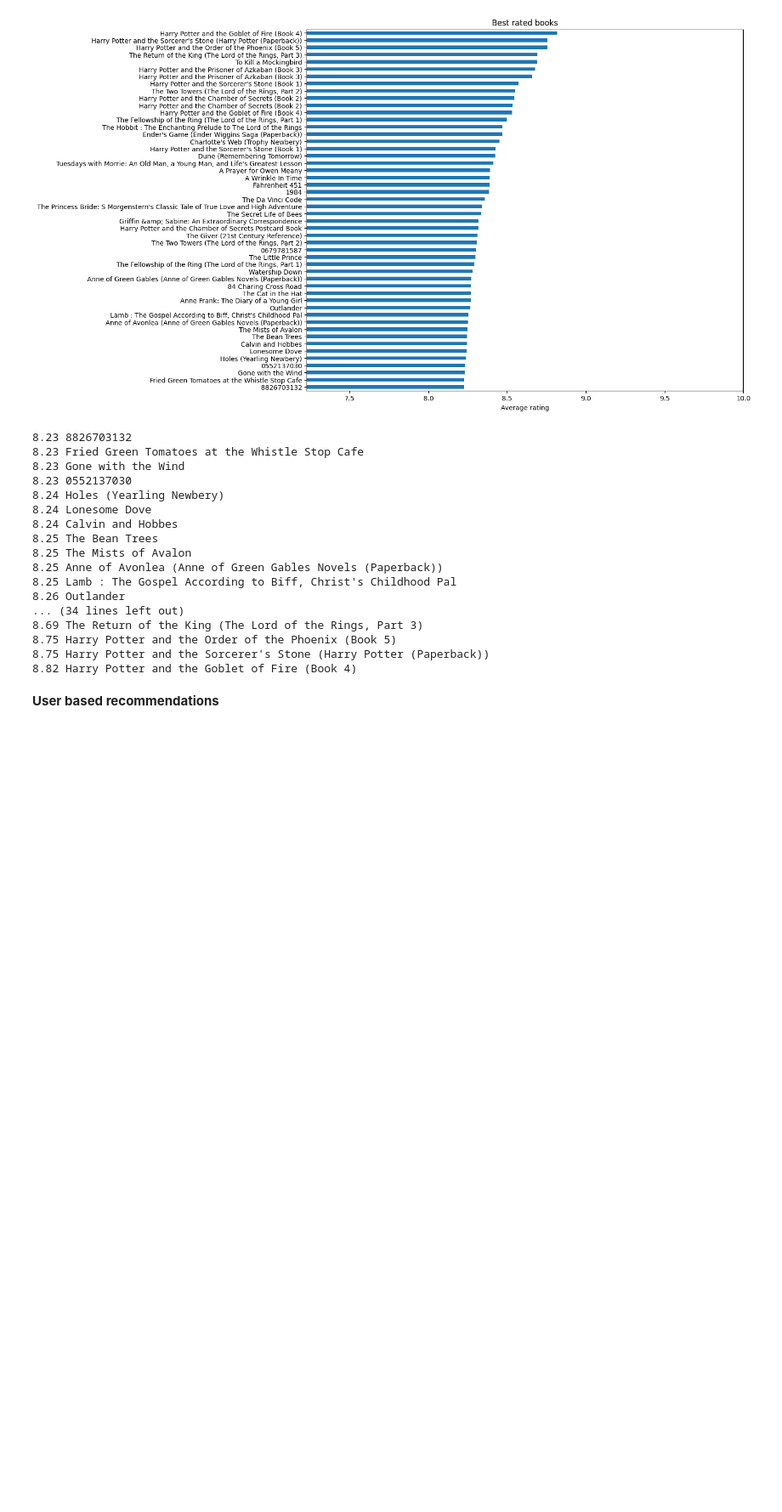
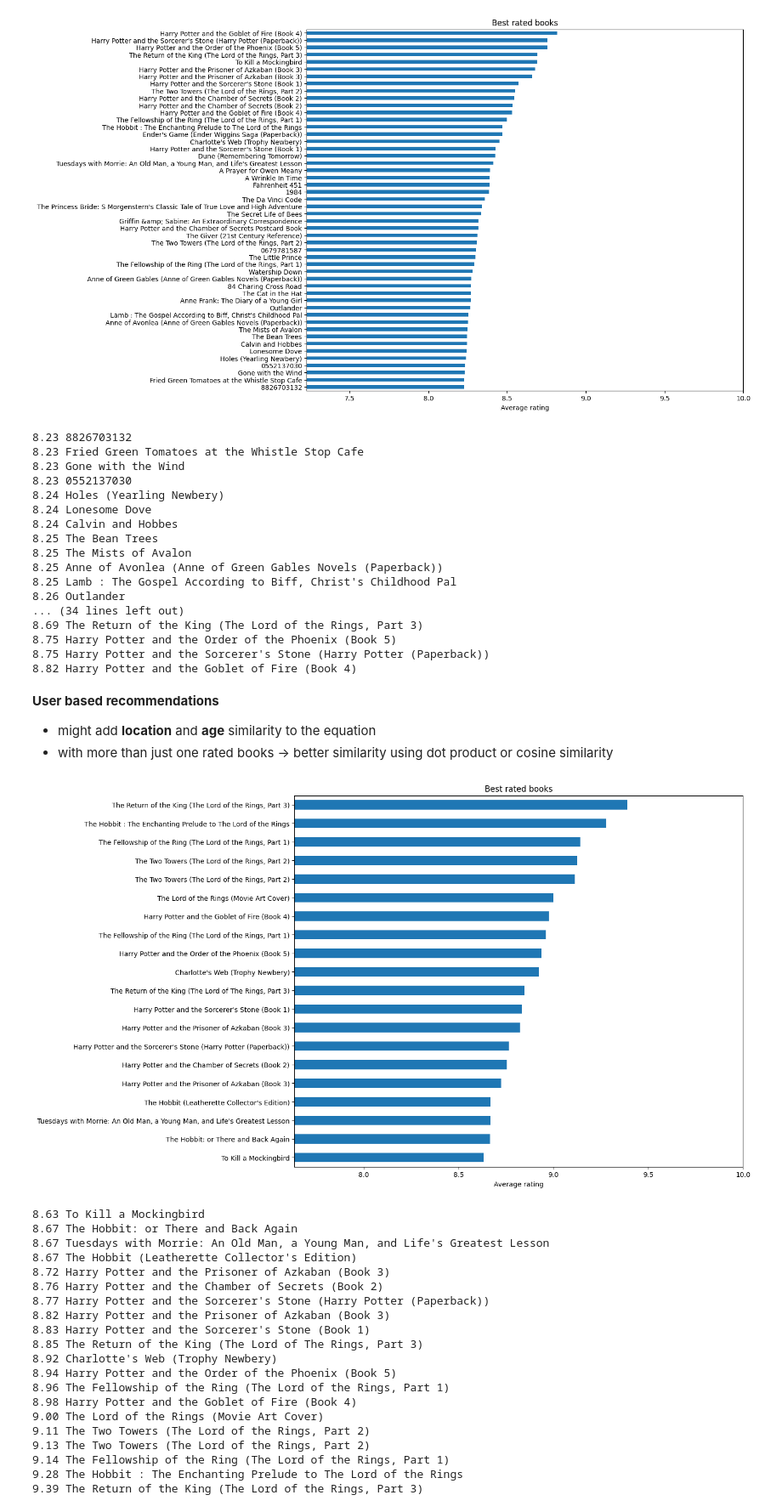
Before and after one commit to grimtoma/book_recomandation, a Jupyter notebook: recommendation.ipynb, the cells around one changed output. Shown at 85% size. Saved outputs shown, nothing was run; the diff lists cells and outputs as text; code cells hidden in the pictures; blank space fills up the shorter version.

```diff
--- a/recommendation.ipynb
+++ b/recommendation.ipynb
@@ -53,7 +37,8 @@ Archive:  /content/BX-CSV-Dump.zip
 import os
 import pandas as pd
 book_ratings_df = pd.read_csv('/content/data/BX-Book-Ratings.csv', sep=";", on_bad_lines="warn", encoding='ISO-8859-1')
-books_df = pd.read_csv('/content/data/BX-Books.csv', sep=";", on_bad_lines="warn", encoding='ISO-8859-1')
+books_df = pd.read_csv('/content/data/BX-Books.csv', sep=";", on_bad_lines="warn", encoding='ISO-8859-1').drop(['Image-URL-S', 'Image-URL-M', 'Image-URL-L'], axis=1)
+#books_df = books_df.drop(['Image-URL-S', 'Image-URL-M', 'Image-URL-L'], axis=1)
 users_df = pd.read_csv('/content/data/BX-Users.csv', sep=";", on_bad_lines="warn", encoding='ISO-8859-1')
 # %% [output]
 Skipping line 6452: expected 8 fields, saw 9
@@ -304,5 +320,66 @@ for (book, rating) in zip(best_rated_books.index, best_rated_books.values):
 8.75 Harry Potter and the Order of the Phoenix (Book 5)
 8.75 Harry Potter and the Sorcerer's Stone (Harry Potter (Paperback))
 8.82 Harry Potter and the Goblet of Fire (Book 4)
-# %% [markdown]
-**User based recommendations**
+# %% [markdown]
+**User based recommendations**
+- might add **location** and **age** similarity to the equation
+- with more than just one rated books -> better similarity using dot product or cosine similarity
+# %%
+my_favourite_book = "Lord of the Rings"
+me = pd.DataFrame({'User-ID': len(users_df)+1, 'Location': 'prague, prague, czech republic', 'Age': 25},[0])
+
+
+# users_df_changed = pd.concat([users_df,me],ignore_index=True) #not used in this version
+favourite_book_ISBN = books_df.loc[books_df['Book-Title'].str.contains(my_favourite_book),"ISBN"]
+
+# find users which positively rated my book
+similar_users_tastes = book_ratings_explicit_df.loc[book_ratings_explicit_df["ISBN"].isin(favourite_book_ISBN) & (book_ratings_explicit_df["Book-Rating"] >= 8), "User-ID"].unique()
+# get their other rated books
+similar_users_book_ratings = book_ratings_explicit_df.loc[book_ratings_explicit_df["User-ID"].isin(similar_users_tastes)]
+
+# compute rating on those books
+minimal_number_of_similar_reviews = 10
+similar_user_book_ratings_count = similar_users_book_ratings["ISBN"].value_counts()
+similar_user_mean_rating = similar_users_book_ratings.groupby("ISBN")["Book-Rating"].mean()
+best_rated_books = (similar_user_book_ratings_count / (similar_user_book_ratings_count + minimal_number_of_similar_reviews)) * similar_user_mean_rating + (minimal_number_of_similar_reviews / (similar_user_book_ratings_count + minimal_number_of_similar_reviews)) * total_books_mean_rating
+
+
+# graph
+best_rated_books = best_rated_books.sort_values()[-20:]
+fig = best_rated_books.plot(kind="barh",figsize=(12,10))
+labels = fig.get_yticklabels()
+fig.yaxis.set_major_formatter(ISBN_2_title_formater)
+fig.set_title("Best rated books")
+fig.set_xlabel("Average rating")
+fig.set_ylabel("")
+fig.set_xlim(left=best_rated_books.values.min()-1, right=10)
+plt.show()
+
+for (book, rating) in zip(best_rated_books.index, best_rated_books.values):
+  title = books_df.loc[books_df["ISBN"]==book,"Book-Title"].squeeze()
+  if isinstance(books_df.loc[books_df["ISBN"]==book,"Book-Title"].squeeze(),str):
+    print('{:.2f}'.format(rating), title)
+  else:
+    print('{:.2f}'.format(rating), book)
+# %% [output]
+[figure, added]
+8.63 To Kill a Mockingbird
+8.67 The Hobbit: or There and Back Again
+8.67 Tuesdays with Morrie: An Old Man, a Young Man, and Life's Greatest Lesson
+8.67 The Hobbit (Leatherette Collector's Edition)
+8.72 Harry Potter and the Prisoner of Azkaban (Book 3)
+8.76 Harry Potter and the Chamber of Secrets (Book 2)
+8.77 Harry Potter and the Sorcerer's Stone (Harry Potter (Paperback))
+8.82 Harry Potter and the Prisoner of Azkaban (Book 3)
+8.83 Harry Potter and the Sorcerer's Stone (Book 1)
+8.85 The Return of the King (The Lord of The Rings, Part 3)
+8.92 Charlotte's Web (Trophy Newbery)
+8.94 Harry Potter and the Order of the Phoenix (Book 5)
+8.96 The Fellowship of the Ring (The Lord of the Rings, Part 1)
+8.98 Harry Potter and the Goblet of Fire (Book 4)
+9.00 The Lord of the Rings (Movie Art Cover)
+9.11 The Two Towers (The Lord of the Rings, Part 2)
+9.13 The Two Towers (The Lord of the Rings, Part 2)
+9.14 The Fellowship of the Ring (The Lord of the Rings, Part 1)
+9.28 The Hobbit : The Enchanting Prelude to The Lord of the Rings
+9.39 The Return of the King (The Lord of the Rings, Part 3)
```
Also changed, not shown: parts of 6 cells of this notebook.
